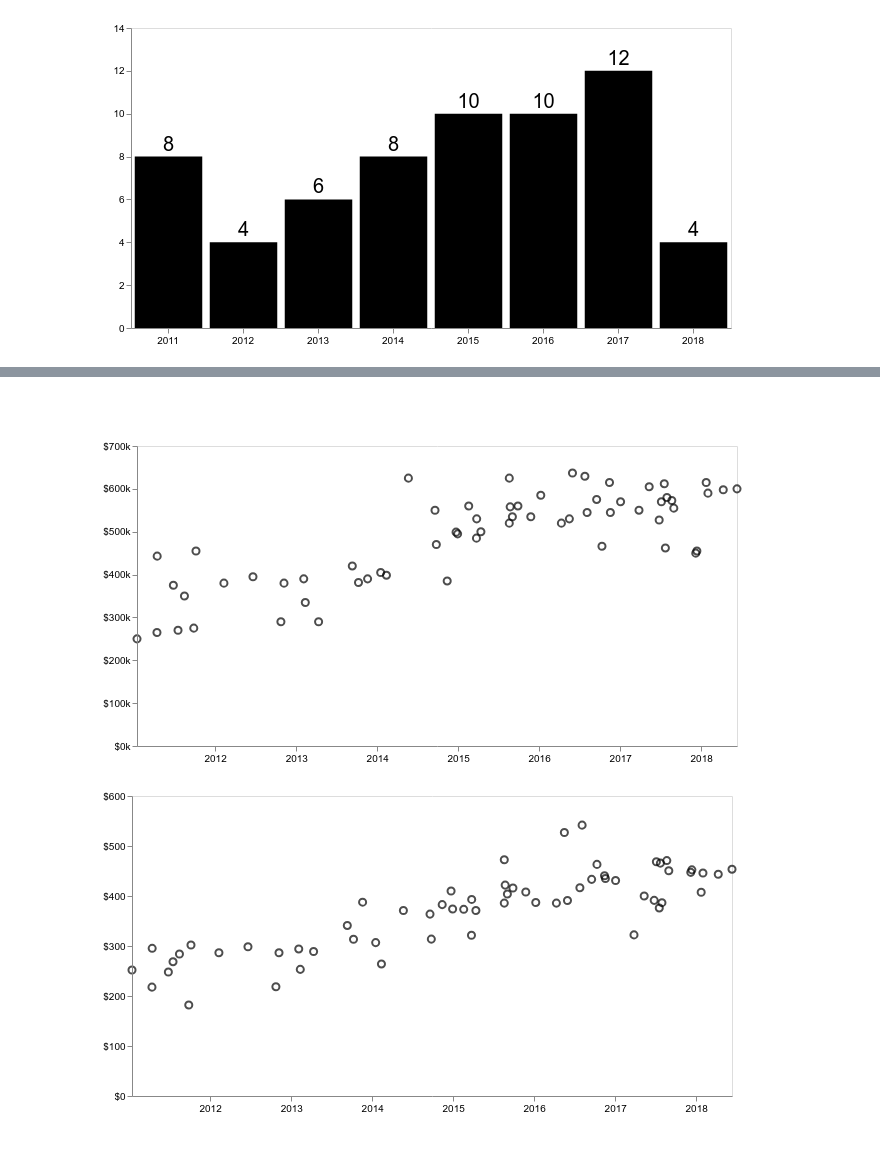
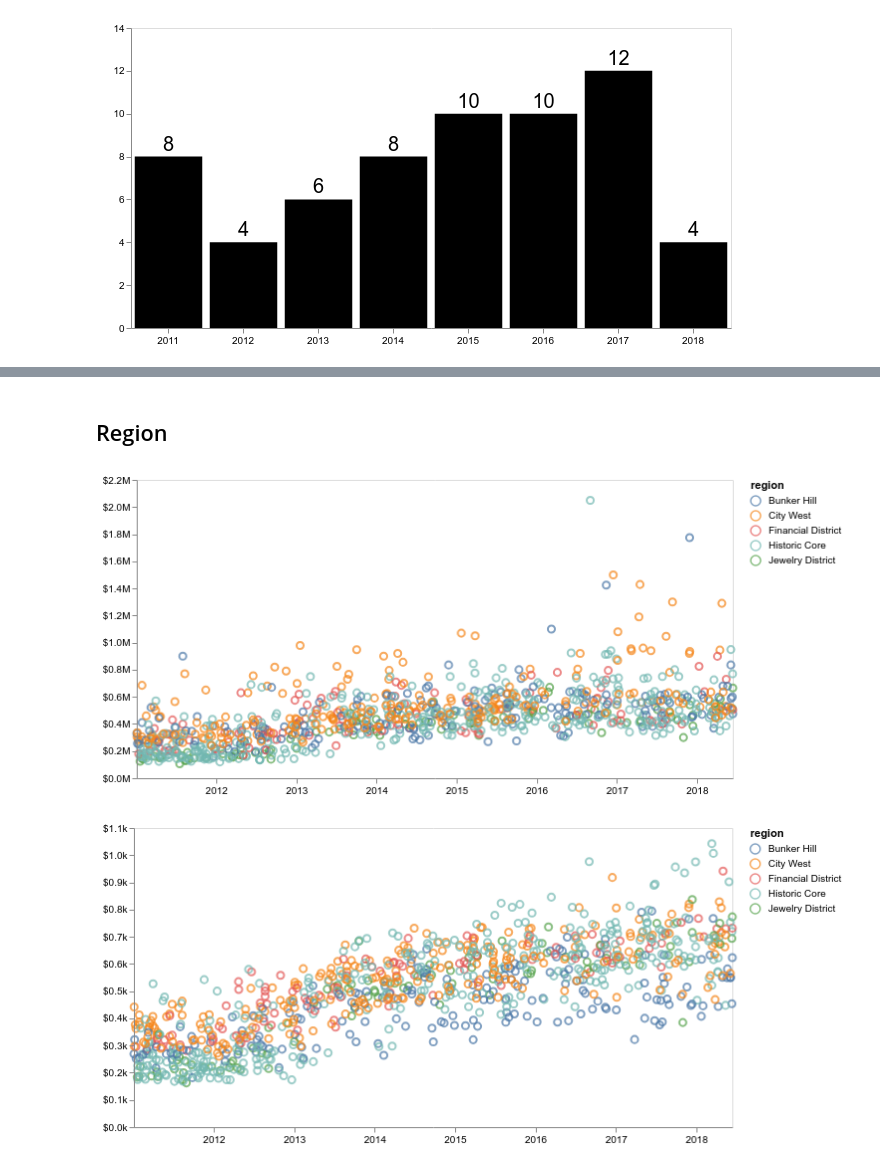
Before and after one commit to palewire/promenade-west-sales-report, a Jupyter notebook: analyze.ipynb, the cells around one changed output, grey strips where cells are left out. Drawn from its saved outputs; the diff is of its cells as text; code cells hidden in the pictures.

Commit message:
Started in on regional analysis

```diff
--- a/analyze.ipynb
+++ b/analyze.ipynb
@@ -49,28 +286,28 @@ chart
 # %% [markdown]
-###
+## Region
 # %%
-chart = alt.Chart(df).mark_point(size=50, color="black").encode(
+chart = alt.Chart(df).mark_point(size=50).encode(
     x=alt.X(
         "date:T",
         axis=alt.Axis(title="", format="%Y", tickCount=7, grid=False),
     ),
     y=alt.Y(
         "price:Q",
         axis=alt.Axis(title="", format="$s", grid=False),
-        scale=alt.Scale(domain=[0, 700000])
     ),
-    tooltip=["unit", "price", "square_feet", "price_per_square_foot"]
+    color="region",
+    tooltip=["region", "building_name", "unit", "price", "square_feet", "price_per_square_foot"]
 ).properties(width=600)
 
-chart.configure_view(
-    strokeOpacity=0
-).save('assets/price-by-date.svg')
+# chart.configure_view(
+#     strokeOpacity=0
+# ).save('assets/price-by-date.svg')
 
 chart
 # %% [output]
-[figure, old version]
+[figure, new version]
 # %%
-chart = alt.Chart(df).mark_point(size=50, color="black").encode(
+chart = alt.Chart(df).mark_point(size=50).encode(
     x=alt.X(
         "date:T",
         axis=alt.Axis(title="", format="%Y", tickCount=7, grid=False),
@@ -78,16 +315,16 @@ chart = alt.Chart(df).mark_point(size=50, color="black").encode(
     y=alt.Y(
         "price_per_square_foot:Q",
         axis=alt.Axis(title="", format="$s", grid=False),
-        scale=alt.Scale(domain=[0, 600])
     ),
-    tooltip=["unit", "price", "square_feet", "price_per_square_foot"]
+    color="region",
+    tooltip=["region", "building_name", "unit", "price", "square_feet", "price_per_square_foot"]
 ).properties(width=600)
 
-chart.configure_view(
-    strokeOpacity=0
-).save('assets/price-per-sqft-by-date.svg')
+# chart.configure_view(
+#     strokeOpacity=0
+# ).save('assets/price-by-date.svg')
 
 chart
 # %% [output]
-[figure, old version]
+[figure, new version]
 # %%
```
Also changed, not shown: parts of 25 cells of this notebook, 4 other files.
